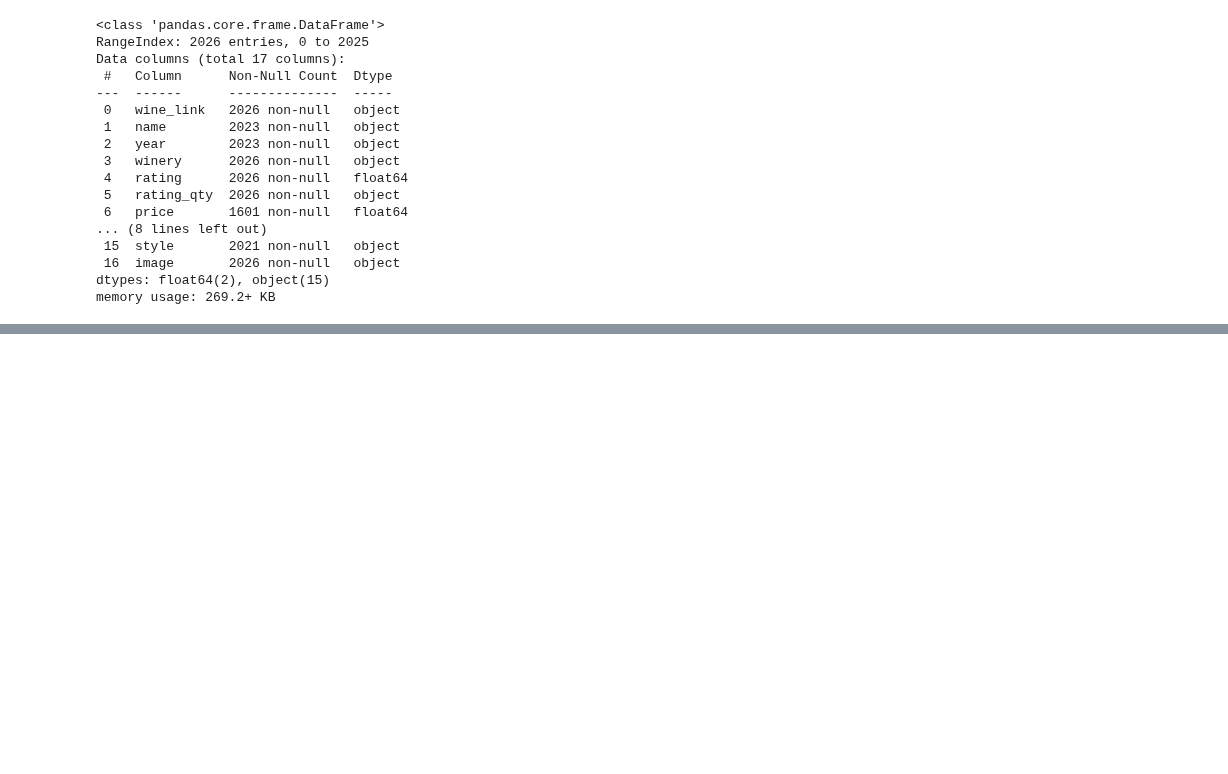
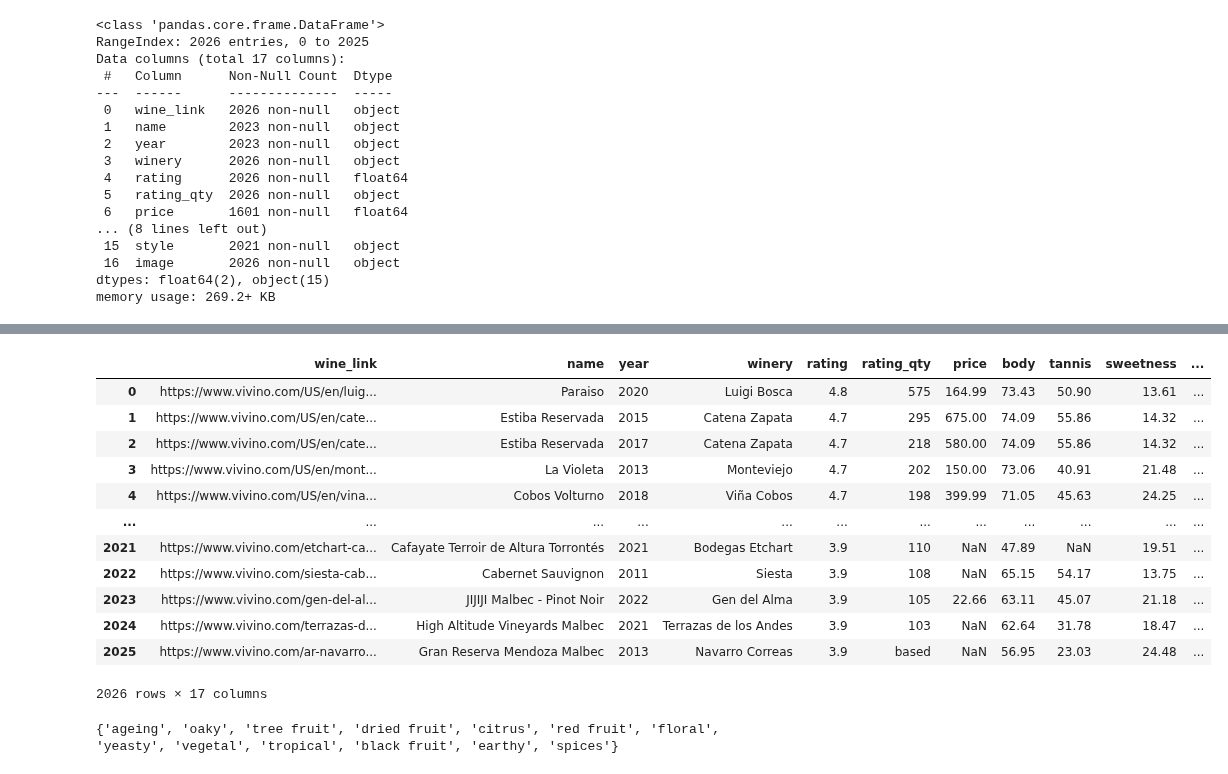
Before and after one commit to Tino27Gut/WineRecommendation, a Jupyter notebook: notebooks/eda_etl_draft.ipynb, the cells around one changed output, grey strips where cells are left out. Saved outputs shown, nothing was run; the diff lists cells and outputs as text; code cells hidden in the pictures; blank space fills up the shorter version.

```diff
--- a/notebooks/eda_etl_draft.ipynb
+++ b/notebooks/eda_etl_draft.ipynb
@@ -65,0 +55,13 @@ ut.save_csv(null_tannis, "/")
+# %%
+#Función para convertir a decimales los objets, tomando los primeros cinco caracteres
+def clean_and_convert(value):
+    if isinstance(value, float):
+        return value
+    return pd.to_numeric(str(value)[:5].replace('%', ''), errors='coerce')
+
+# Aplicar la conversión a las columnas deseadas
+columns_to_convert = ['body', 'tannis', 'sweetness', 'acidity']
+for col in columns_to_convert:
+    wines_df[col] = wines_df[col].apply(clean_and_convert)
+
+wines_df.info()
@@ -65,0 +86,36 @@ ut.save_csv(null_tannis, "/")
+# %%
+wines_df
+# %% [output]
+|  | wine_link | name | year | winery | rating | rating_qty | price | body | tannis | sweetness | ... |
+| 0 | https://www.vivino.com/US/en/luig... | Paraiso | 2020 | Luigi Bosca | 4.8 | 575 | 164.99 | 73.43 | 50.90 | 13.61 | ... |
+| 1 | https://www.vivino.com/US/en/cate... | Estiba Reservada | 2015 | Catena Zapata | 4.7 | 295 | 675.00 | 74.09 | 55.86 | 14.32 | ... |
+| 2 | https://www.vivino.com/US/en/cate... | Estiba Reservada | 2017 | Catena Zapata | 4.7 | 218 | 580.00 | 74.09 | 55.86 | 14.32 | ... |
+| 3 | https://www.vivino.com/US/en/mont... | La Violeta | 2013 | Monteviejo | 4.7 | 202 | 150.00 | 73.06 | 40.91 | 21.48 | ... |
+| 4 | https://www.vivino.com/US/en/vina... | Cobos Volturno | 2018 | Viña Cobos | 4.7 | 198 | 399.99 | 71.05 | 45.63 | 24.25 | ... |
+| ... | ... | ... | ... | ... | ... | ... | ... | ... | ... | ... | ... |
+| 2021 | https://www.vivino.com/etchart-ca... | Cafayate Terroir de Altura Torrontés | 2021 | Bodegas Etchart | 3.9 | 110 | NaN | 47.89 | NaN | 19.51 | ... |
+| 2022 | https://www.vivino.com/siesta-cab... | Cabernet Sauvignon | 2011 | Siesta | 3.9 | 108 | NaN | 65.15 | 54.17 | 13.75 | ... |
+| 2023 | https://www.vivino.com/gen-del-al... | JIJIJI Malbec - Pinot Noir | 2022 | Gen del Alma | 3.9 | 105 | 22.66 | 63.11 | 45.07 | 21.18 | ... |
+| 2024 | https://www.vivino.com/terrazas-d... | High Altitude Vineyards Malbec | 2021 | Terrazas de los Andes | 3.9 | 103 | NaN | 62.64 | 31.78 | 18.47 | ... |
+| 2025 | https://www.vivino.com/ar-navarro... | Gran Reserva Mendoza Malbec | 2013 | Navarro Correas | 3.9 | based | NaN | 56.95 | 23.03 | 24.48 | ... |
+2026 rows × 17 columns
+# %%
+# Función para extraer las palabras claves únicas de notas
+# Me faltaría darle un peso a cada una por la cantidad de referencias para después ver como las trabajamos
+def extract_keys(notes):
+    try:
+        notes_dict = ast.literal_eval(notes)
+        return list(notes_dict.keys())
+    except (ValueError, SyntaxError):
+        return []
+
+# Aplicar la función a la columna
+wines_df['notes_list'] = wines_df['notes'].apply(extract_keys)
+
+# Crear un conjunto con todas las palabras únicas
+unique_words = set(word for sublist in wines_df['notes_list'] for word in sublist)
+
+unique_words_list = list(unique_words)
+print(unique_words)  # Lista sin repetidos
+# %% [output]
+{'ageing', 'oaky', 'tree fruit', 'dried fruit', 'citrus', 'red fruit', 'floral', 'yeasty', 'vegetal', 'tropical', 'black fruit', 'earthy', 'spices'}
```
Also changed, not shown: parts of 3 cells of this notebook.
